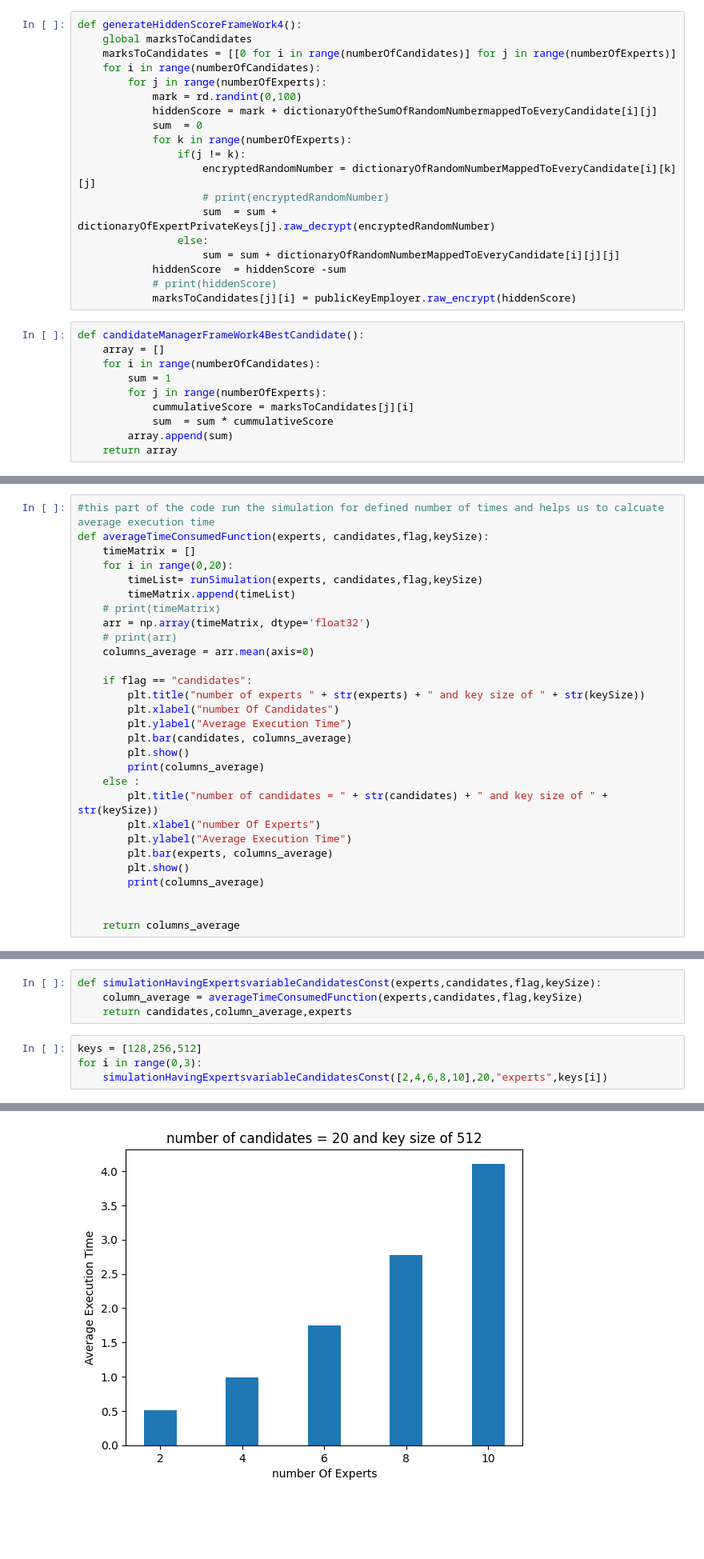
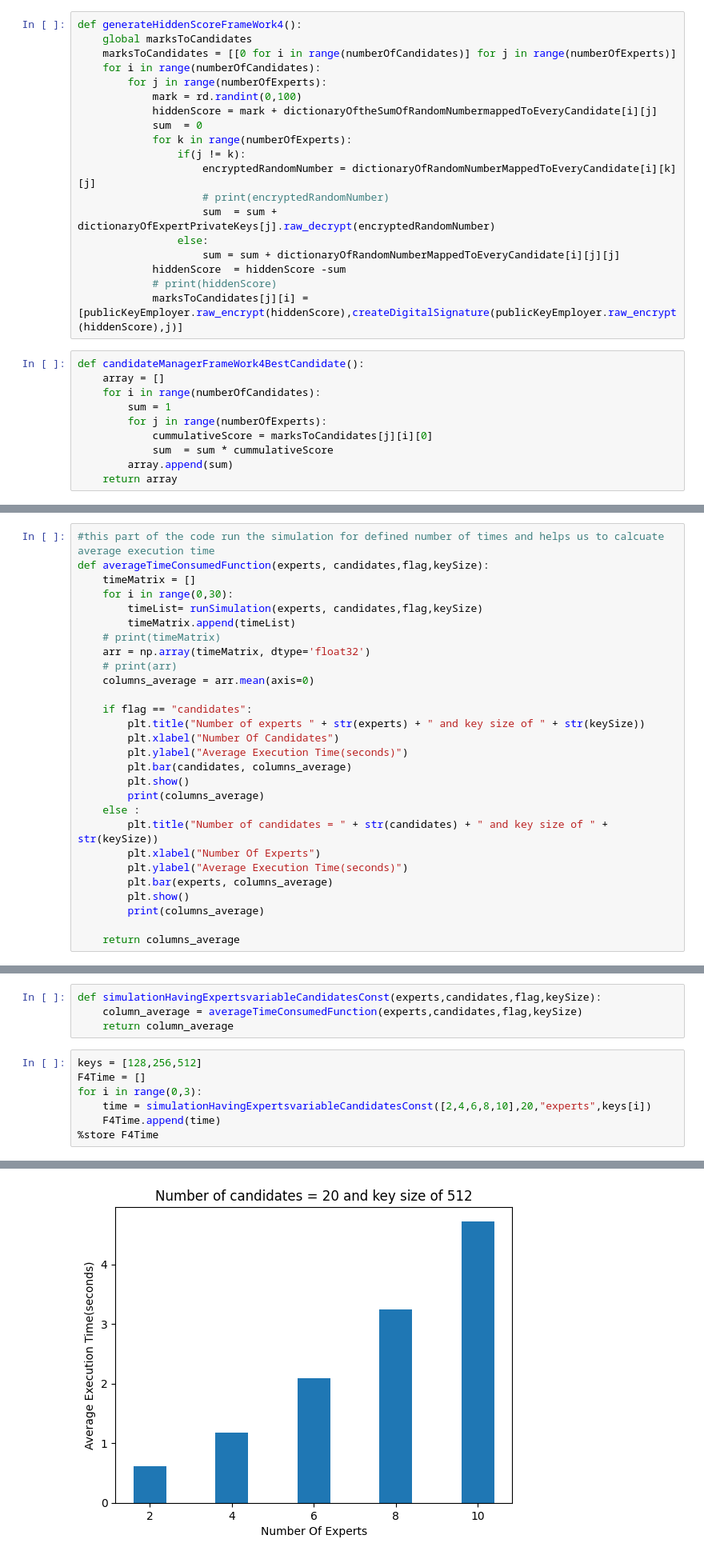
Before and after one commit to jababros11/GauravSirPaper, a Jupyter notebook: gaurav sir paper/FrameWork4.ipynb, the cells around one changed output, grey strips where cells are left out. Shown: that part at 80% size. Cells and saved outputs as stored; diff of their text form; blank space fills up the shorter version.

```diff
--- a/gaurav sir paper/FrameWork4.ipynb
+++ b/gaurav sir paper/FrameWork4.ipynb
@@ -119,14 +119,14 @@ def generateHiddenScoreFrameWork4():
                     sum = sum + dictionaryOfRandomNumberMappedToEveryCandidate[i][j][j]
             hiddenScore  = hiddenScore -sum
             # print(hiddenScore)
-            marksToCandidates[j][i] = publicKeyEmployer.raw_encrypt(hiddenScore)
+            marksToCandidates[j][i] = [publicKeyEmployer.raw_encrypt(hiddenScore),createDigitalSignature(publicKeyEmployer.raw_encrypt(hiddenScore),j)]
 # %%
 def candidateManagerFrameWork4BestCandidate():
     array = []
     for i in range(numberOfCandidates):
         sum = 1
         for j in range(numberOfExperts):
-            cummulativeScore = marksToCandidates[j][i]
+            cummulativeScore = marksToCandidates[j][i][0]
             sum  = sum * cummulativeScore
         array.append(sum)
     return array
@@ -179,7 +179,7 @@ def runSimulation(experts,candidates,flag,keySize):
 #this part of the code run the simulation for defined number of times and helps us to calcuate average execution time
 def averageTimeConsumedFunction(experts, candidates,flag,keySize):
     timeMatrix = []
-    for i in range(0,20):
+    for i in range(0,30):
         timeList= runSimulation(experts, candidates,flag,keySize)
         timeMatrix.append(timeList)
     # print(timeMatrix)
@@ -188,21 +188,20 @@ def averageTimeConsumedFunction(experts, candidates,flag,keySize):
     columns_average = arr.mean(axis=0)
 
     if flag == "candidates":
-        plt.title("number of experts " + str(experts) + " and key size of " + str(keySize))
-        plt.xlabel("number Of Candidates")
-        plt.ylabel("Average Execution Time")
+        plt.title("Number of experts " + str(experts) + " and key size of " + str(keySize))
+        plt.xlabel("Number Of Candidates")
+        plt.ylabel("Average Execution Time(seconds)")
         plt.bar(candidates, columns_average)
         plt.show()
         print(columns_average)
     else :
-        plt.title("number of candidates = " + str(candidates) + " and key size of " + str(keySize))
-        plt.xlabel("number Of Experts")
-        plt.ylabel("Average Execution Time")
+        plt.title("Number of candidates = " + str(candidates) + " and key size of " + str(keySize))
+        plt.xlabel("Number Of Experts")
+        plt.ylabel("Average Execution Time(seconds)")
         plt.bar(experts, columns_average)
         plt.show()
         print(columns_average)
 
-
     return columns_average
 # %%
 def simulationHavingExpertsConstCandidatesVariable(experts, candidates,flag,keySize):
@@ -211,9 +210,12 @@ def simulationHavingExpertsConstCandidatesVariable(experts, candidates,flag,keyS
 # %%
 def simulationHavingExpertsvariableCandidatesConst(experts,candidates,flag,keySize):
     column_average = averageTimeConsumedFunction(experts,candidates,flag,keySize)
-    return candidates,column_average,experts
+    return column_average
 # %%
 keys = [128,256,512]
+F4Time = []
 for i in range(0,3):
-    simulationHavingExpertsvariableCandidatesConst([2,4,6,8,10],20,"experts",keys[i])
+    time = simulationHavingExpertsvariableCandidatesConst([2,4,6,8,10],20,"experts",keys[i])
+    F4Time.append(time)
+%store F4Time
 # %% [output]
@@ -224 +226 @@ for i in range(0,3):
-[figure, old version]
+[figure, new version]
```
Also changed, not shown: parts of 3 cells of this notebook, 5 other files.
